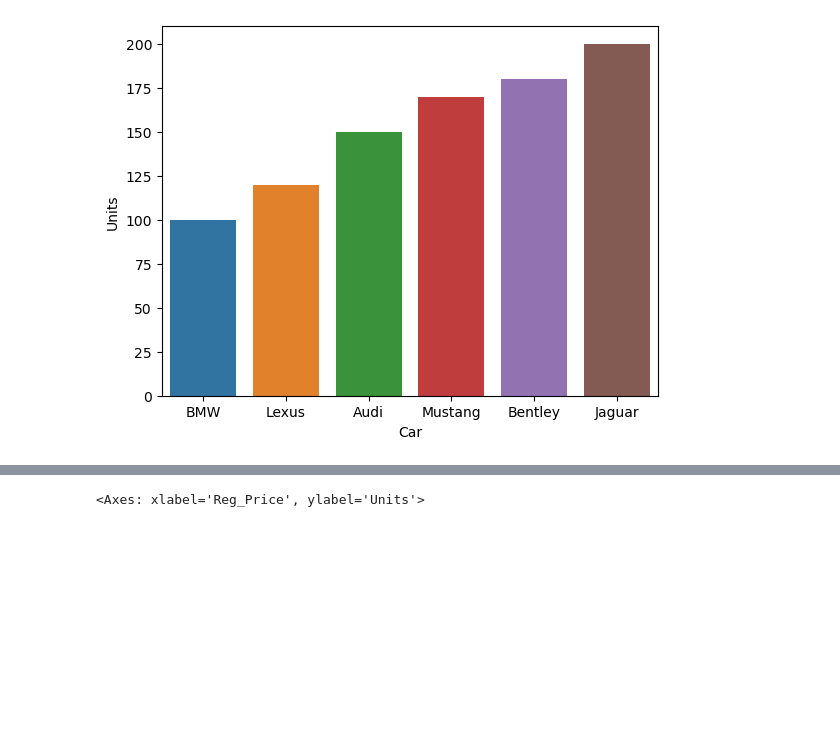
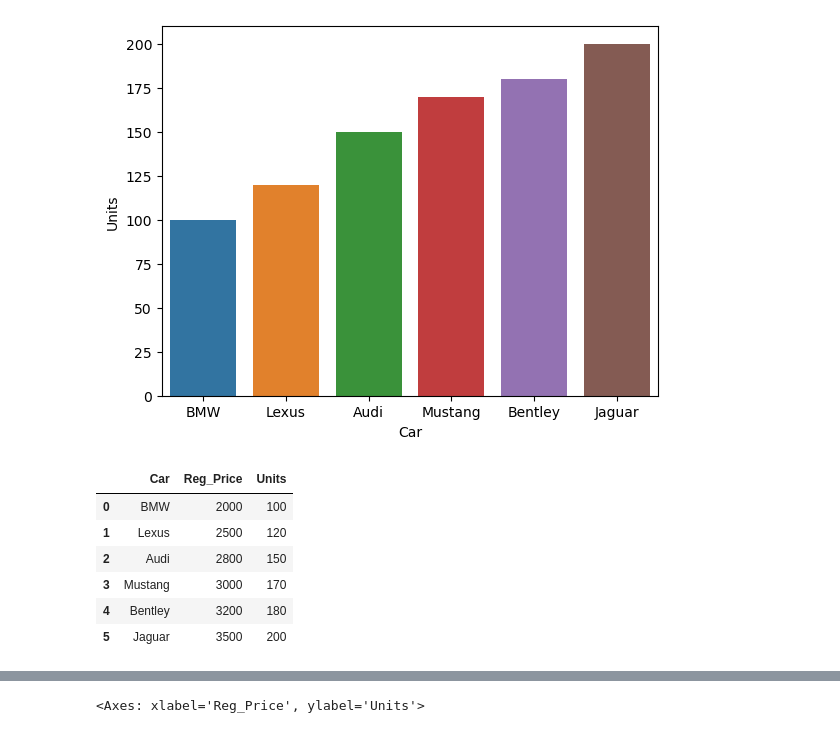
Before and after one commit to yuchenyeh/Machine-Learning-with-Python, a Jupyter notebook: matplotlib_pandas_seaborn_plotly.ipynb, the cells around one changed output, grey strips where cells are left out. Saved outputs shown, nothing was run; the diff lists cells and outputs as text; code cells hidden in the pictures; blank space fills up the shorter version.

```diff
--- a/matplotlib_pandas_seaborn_plotly.ipynb
+++ b/matplotlib_pandas_seaborn_plotly.ipynb
@@ -97,3 +98,13 @@ sns.barplot(data=df, x="Car", y="Units")
 # %% [output]
 <Axes: xlabel='Car', ylabel='Units'>
 [figure]
+# %%
+df
+# %% [output]
+|  | Car | Reg_Price | Units |
+| 0 | BMW | 2000 | 100 |
+| 1 | Lexus | 2500 | 120 |
+| 2 | Audi | 2800 | 150 |
+| 3 | Mustang | 3000 | 170 |
+| 4 | Bentley | 3200 | 180 |
+| 5 | Jaguar | 3500 | 200 |
```
Also changed, not shown: parts of 3 cells of this notebook.
